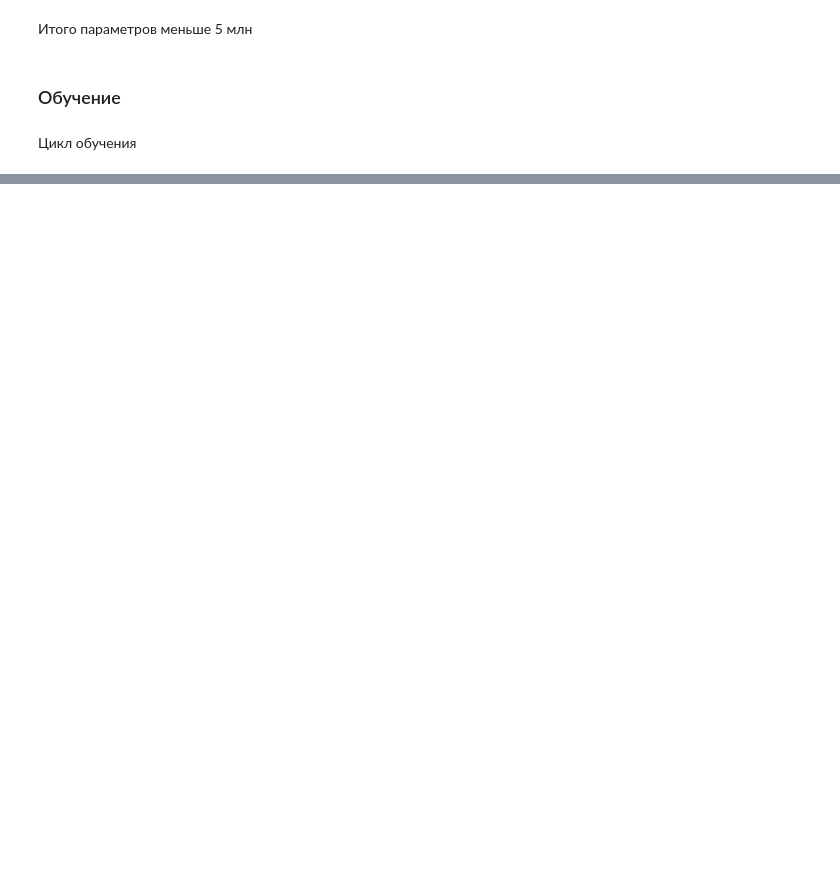
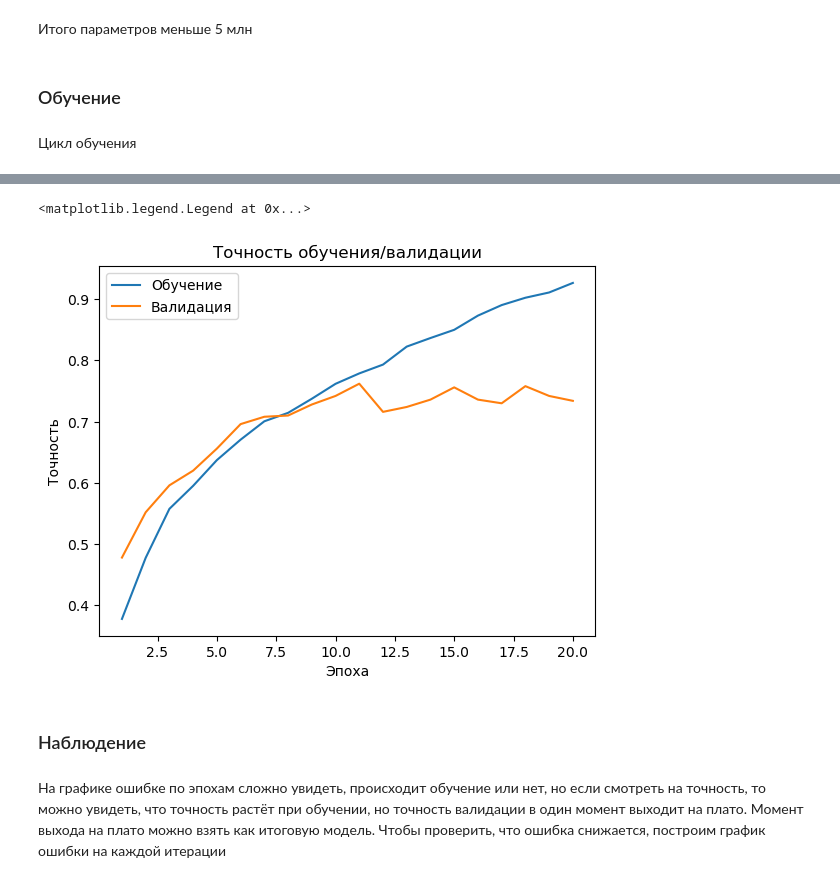
Before and after one commit to EHAT32/cv-masters-2025-fall, a Jupyter notebook: hw2.ipynb, the cells around one changed output, grey strips where cells are left out. Saved outputs shown, nothing was run; the diff lists cells and outputs as text; code cells hidden in the pictures; blank space fills up the shorter version.

```diff
--- a/hw2.ipynb
+++ b/hw2.ipynb
@@ -311,7 +329,14 @@ plt.legend()
 # %%
 plt.title('Точность обучения/валидации')
-plt.plot(np.arange(1, EPOCH_NUM+1, dtype=np.int16), train_acc_history, 'Обучение')
-plt.plot(np.arange(1, EPOCH_NUM+1, dtype=np.int16), val_acc_history, 'Валидация')
+plt.plot(np.arange(1, EPOCH_NUM+1, dtype=np.int16), train_acc_history, label='Обучение')
+plt.plot(np.arange(1, EPOCH_NUM+1, dtype=np.int16), val_acc_history, label='Валидация')
 plt.xlabel('Эпоха')
 plt.ylabel('Точность')
 plt.legend()
+# %% [output]
+<matplotlib.legend.Legend at 0x...>
+[figure, added]
+# %% [markdown]
+### Наблюдение
+# %% [markdown]
+На графике ошибке по эпохам сложно увидеть, происходит обучение или нет, но если смотреть на точность, то можно увидеть, что точность растёт при обучении, но точность валидации в один момент выходит на плато. Момент выхода на плато можно взять как итоговую модель. Чтобы проверить, что ошибка снижается, построим график ошибки на каждой итерации
```
Also changed, not shown: parts of 9 cells of this notebook.
